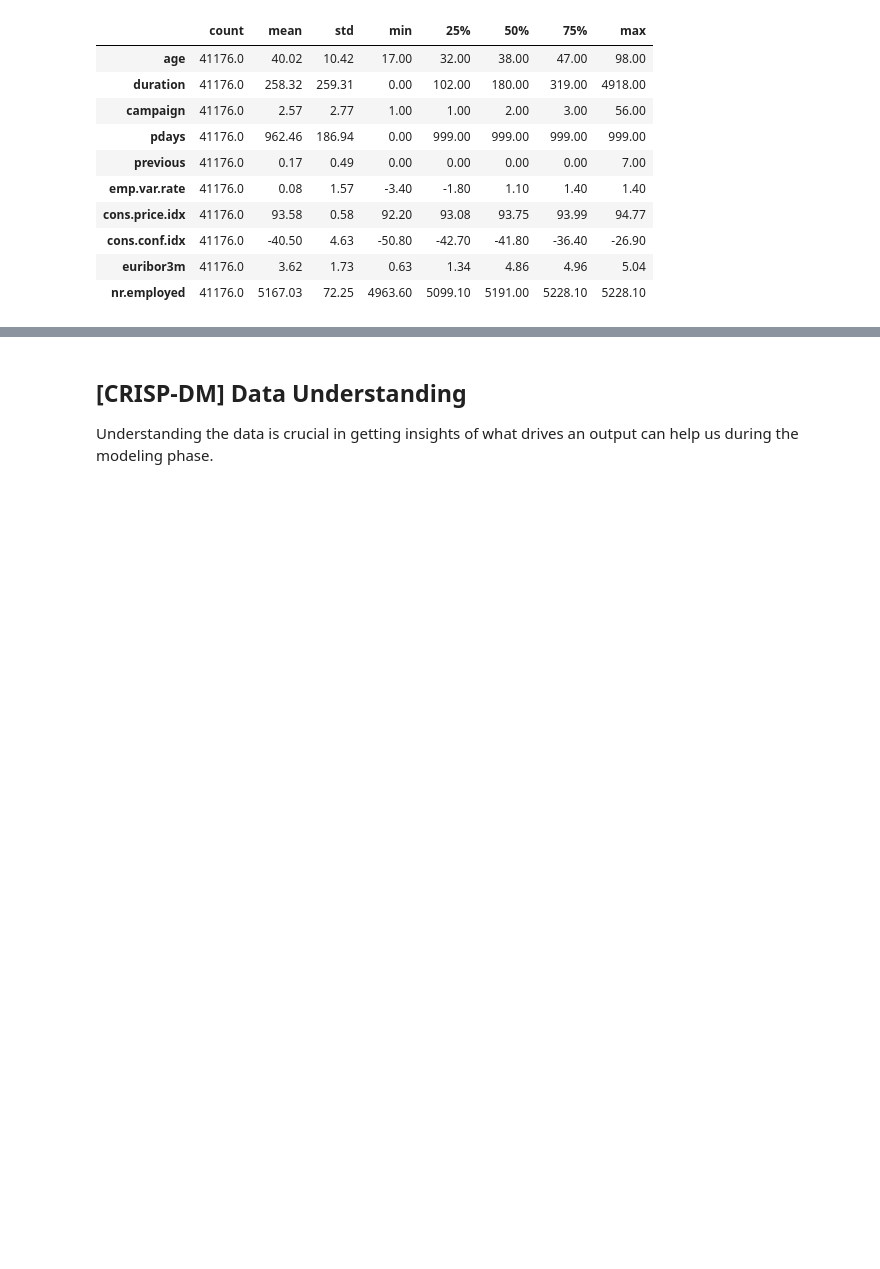
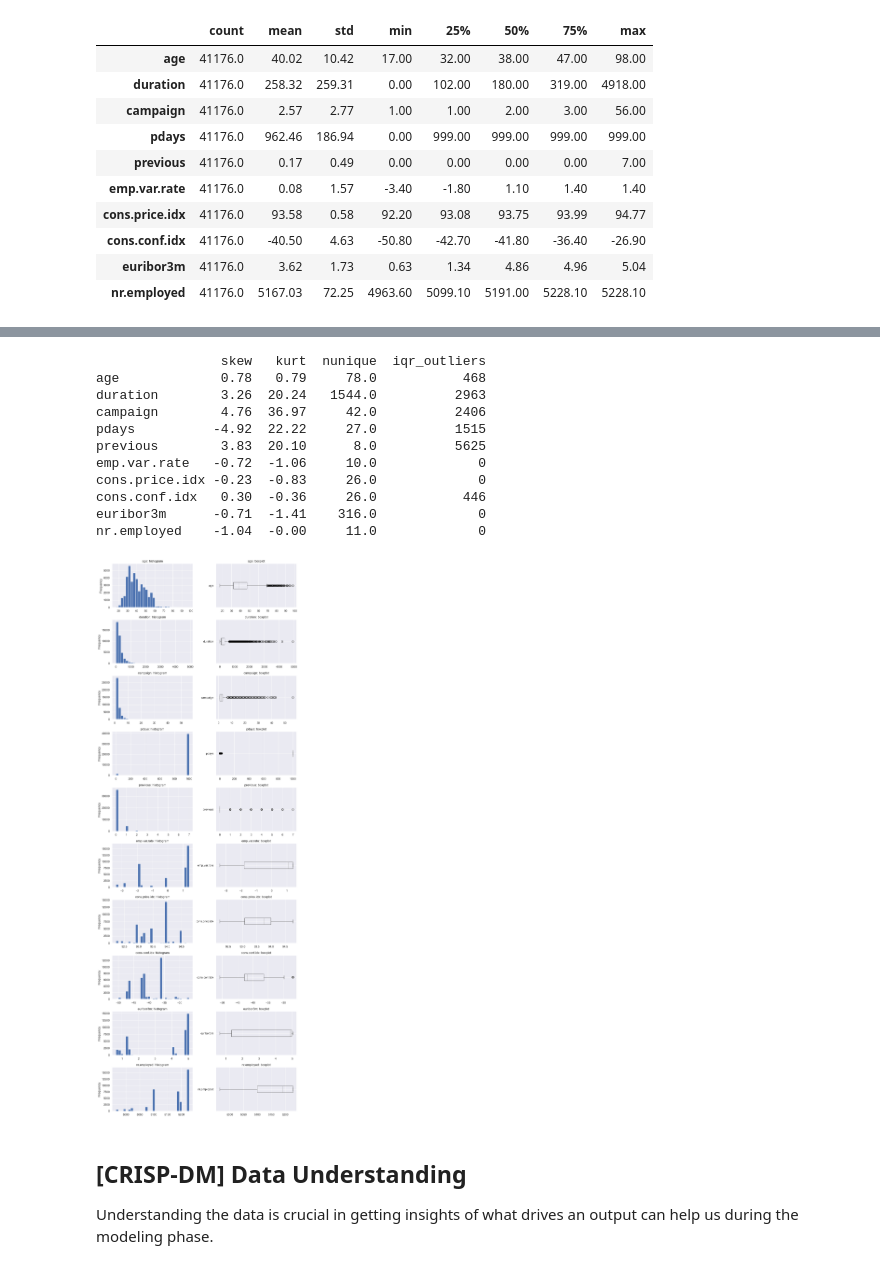
Before and after one commit to anoopungrd/sgh-advanced-analytics-big-data, a Jupyter notebook: semester-1/data-mining/project/code/Bank_Marketing_Notebook.ipynb, the cells around one changed output, grey strips where cells are left out. Cells and saved outputs as stored; diff of their text form; code cells hidden in the pictures; blank space fills up the shorter version.

```diff
--- a/semester-1/data-mining/project/code/Bank_Marketing_Notebook.ipynb
+++ b/semester-1/data-mining/project/code/Bank_Marketing_Notebook.ipynb
@@ -133,3 +134,37 @@ plt.show()
+# %%
+#From claude
+num_cols = ['age', 'duration', 'campaign', 'pdays', 'previous',
+            'emp.var.rate', 'cons.price.idx', 'cons.conf.idx',
+            'euribor3m', 'nr.employed']
+
+summary = df_clean[num_cols].agg(['skew', 'kurt', 'nunique']).T
+q1, q3 = df_clean[num_cols].quantile(0.25), df_clean[num_cols].quantile(0.75)
+iqr = q3 - q1
+summary['iqr_outliers'] = ((df_clean[num_cols] < q1 - 1.5*iqr) |
+                           (df_clean[num_cols] > q3 + 1.5*iqr)).sum()
+print(summary.round(2))
+
+fig, axes = plt.subplots(len(num_cols), 2, figsize=(11, 3*len(num_cols)))
+for i, col in enumerate(num_cols):
+    df_clean[col].plot(kind='hist', bins=30, ax=axes[i, 0], edgecolor='white')
+    axes[i, 0].set_title(f'{col}: histogram')
+    df_clean.boxplot(column=col, ax=axes[i, 1], vert=False)
+    axes[i, 1].set_title(f'{col}: boxplot')
+fig.tight_layout()
+plt.show()
+# %% [output]
+                skew   kurt  nunique  iqr_outliers
+age             0.78   0.79     78.0           468
+duration        3.26  20.24   1544.0          2963
+campaign        4.76  36.97     42.0          2406
+pdays          -4.92  22.22     27.0          1515
+previous        3.83  20.10      8.0          5625
+emp.var.rate   -0.72  -1.06     10.0             0
+cons.price.idx -0.23  -0.83     26.0             0
+cons.conf.idx   0.30  -0.36     26.0           446
+euribor3m      -0.71  -1.41    316.0             0
+nr.employed    -1.04  -0.00     11.0             0
+[figure, added]
 # %%
 # Split in train and test sets
 X_train, X_test, y_train, y_test = train_test_split(df_clean.drop('y', axis=1),
```
Also changed, not shown: parts of 2 cells of this notebook.
